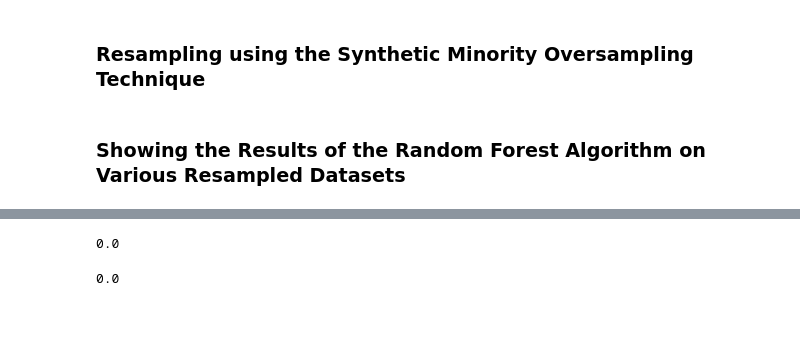
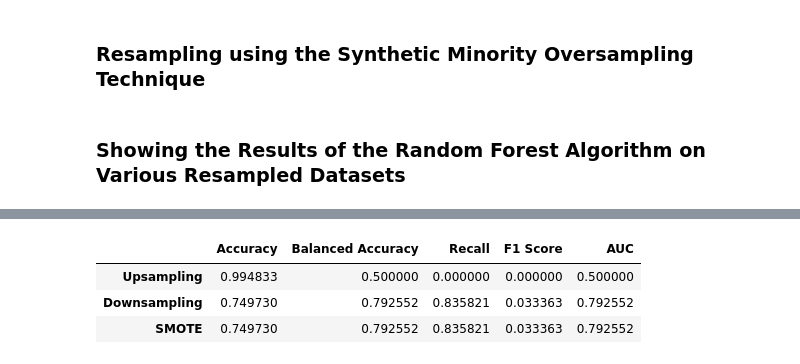
Before and after one commit to ssantic/Adyen-Homework, a Jupyter notebook: SupervisedChallenge__283_29.ipynb, the cells around one changed output, grey strips where cells are left out. Drawn from its saved outputs; the diff is of its cells as text; code cells hidden in the pictures; blank space fills up the shorter version.

```diff
--- a/SupervisedChallenge__283_29.ipynb
+++ b/SupervisedChallenge__283_29.ipynb
@@ -406,4 +418,4 @@ sm = SMOTE(random_state=176)
 X_train, y_train = sm.fit_sample(X_train, y_train)
 # %%
 smote_rf = RandomForestClassifier(random_state=176).fit(X_train, y_train)
-smote_preds = upsampled_rf.predict(X_test)
+smote_preds = smote_rf.predict(X_test)
@@ -413,2 +422,8 @@ predictions = rfc.predict(X_test)
+# %%
+smote_accuracy = accuracy_score(y_test, smote_preds)
+smote_balanced_acc = balanced_accuracy_score(y_test, smote_preds)
+smote_recall = recall_score(y_test, smote_preds)
+smote_f1 = f1_score(y_test, smote_preds)
+smote_auc = roc_auc_score(y_test, smote_preds)
 # %% [markdown]
 ### Showing the Results of the Random Forest Algorithm on Various Resampled Datasets ###
@@ -419,8 +429,0 @@ accuracy_score(y_test, predictions)
-# %%
-f1_score(y_test, predictions)
-# %% [output]
-0.0
-# %%
-recall_score(y_test, predictions)
-# %% [output]
-0.0
@@ -428,0 +430,15 @@ from sklearn.metrics import accuracy_score, f1_score, recall_score
+# %%
+metrics = {'Accuracy': [upsampled_accuracy, downsampled_accuracy, smote_accuracy],
+           'Balanced Accuracy': [upsampled_balanced_acc, downsampled_balanced_acc, smote_balanced_acc],
+           'Recall': [upsampled_recall, downsampled_recall, smote_recall],
+           'F1 Score': [upsampled_f1, downsampled_f1, smote_f1],
+           'AUC': [upsampled_auc, downsampled_auc, smote_auc]}
+# %%
+metrics_df = pd.DataFrame(metrics, index=['Upsampling', 'Downsampling', 'SMOTE'])
+# %%
+metrics_df
+# %% [output]
+|  | Accuracy | Balanced Accuracy | Recall | F1 Score | AUC |
+| Upsampling | 0.994833 | 0.500000 | 0.000000 | 0.000000 | 0.500000 |
+| Downsampling | 0.749730 | 0.792552 | 0.835821 | 0.033363 | 0.792552 |
+| SMOTE | 0.749730 | 0.792552 | 0.835821 | 0.033363 | 0.792552 |
```
Also changed, not shown: parts of 7 cells of this notebook.
